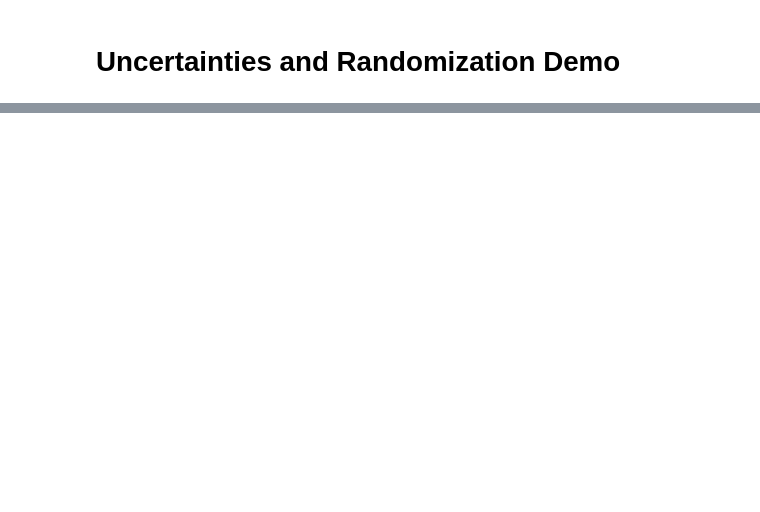
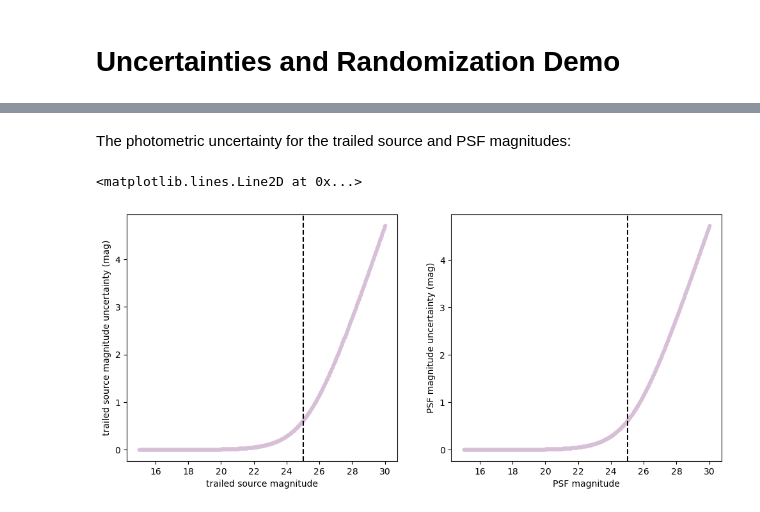
Before and after one commit to dirac-institute/sorcha, a Jupyter notebook: demo/demo_UncertaintiesAndRandomization.ipynb, the cells around one changed output, grey strips where cells are left out. Cells and saved outputs as stored; diff of their text form; code cells hidden in the pictures; blank space fills up the shorter version.

```diff
--- a/demo/demo_UncertaintiesAndRandomization.ipynb
+++ b/demo/demo_UncertaintiesAndRandomization.ipynb
@@ -69,0 +94,15 @@ Let's take a look at these.
+# %% [markdown]
+The photometric uncertainty for the trailed source and PSF magnitudes:
+# %%
+fig, ax = plt.subplots(1, 2, figsize=(12, 5))
+ax[0].plot(obs_uncert['TrailedSourceMag'].values, obs_uncert['PhotometricSigmaTrailedSource(mag)'].values, linestyle='', marker='.', color='thistle')
+ax[0].set_xlabel('trailed source magnitude')
+ax[0].set_ylabel('trailed source magnitude uncertainty (mag)')
+ax[0].axvline(25, color='black', linestyle='--')
+ax[1].plot(obs_uncert['PSFMag'].values, obs_uncert['PhotometricSigmaPSF(mag)'].values, linestyle='', marker='.', color='thistle')
+ax[1].set_xlabel('PSF magnitude')
+ax[1].set_ylabel('PSF magnitude uncertainty (mag)')
+ax[1].axvline(25, color='black', linestyle='--')
+# %% [output]
+<matplotlib.lines.Line2D at 0x...>
+[figure, added]
```
Also changed, not shown: parts of 35 cells of this notebook, 4 other files.
